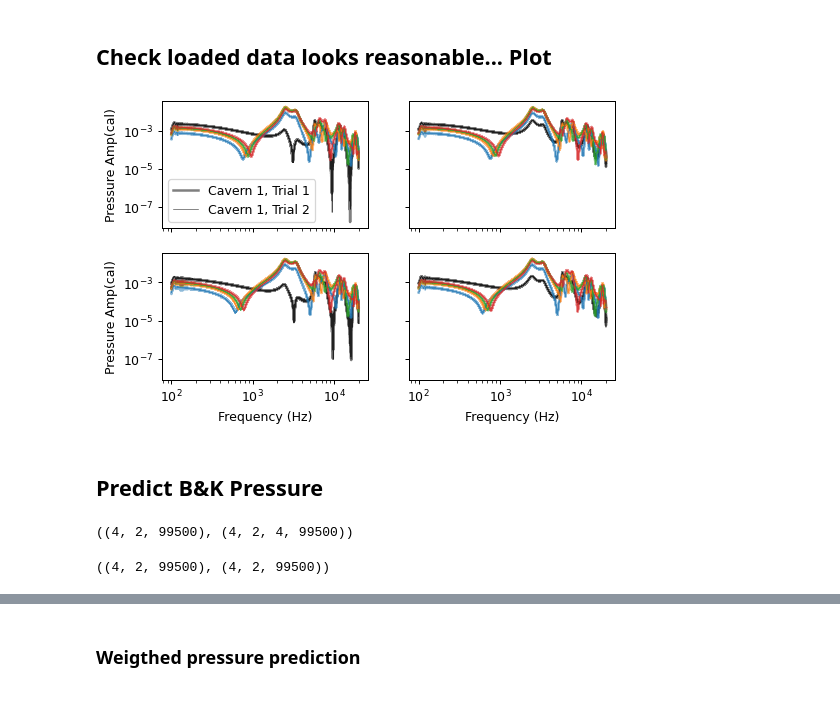
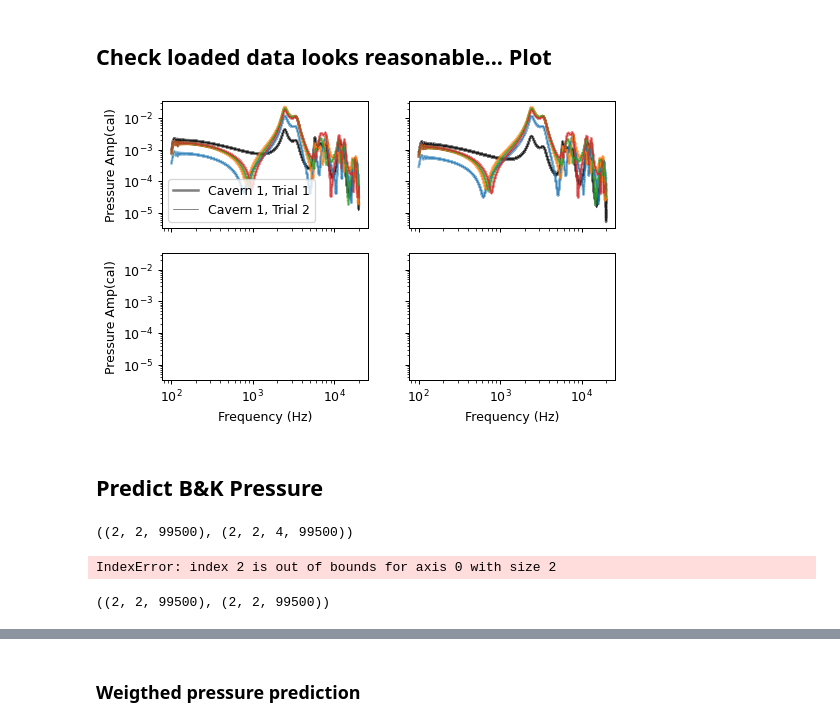
Before and after one commit to Tympan/auren-python, a Jupyter notebook: jupyter_notebooks/2024-07-02_auren_calibration_0.ipynb, the cells around one changed output, grey strips where cells are left out. Drawn from its saved outputs; the diff is of its cells as text; code cells hidden in the pictures.

```diff
--- a/jupyter_notebooks/2024-07-02_auren_calibration_0.ipynb
+++ b/jupyter_notebooks/2024-07-02_auren_calibration_0.ipynb
@@ -53,8 +53,8 @@ figkwargs = dict(figsize=(6.5, 6.5 / 1.618034), dpi=90)
 linekwargs = dict(lw=1, alpha=0.5)
 
 # Set up path to the data
-data_folder = "2024-07-01_AurenV1_calibration-data-collection"
-# data_folder = "2024-07-24_AurenV1_calibration"
+# data_folder = "2024-07-01_AurenV1_calibration-data-collection"
+data_folder = "2024-07-24_AurenV1_calibration/results"
 path = os.path.join("Olympus", "Projects", "1010564-OPEN-HEARING", "Technical Work", "Testing", "Data", data_folder)  # From windows
 if os.environ.get("OLYMPUS_PROJECTS_PATH", False):
     path = path.replace(os.path.join('Olympus', "Projects"), os.environ.get("OLYMPUS_PROJECTS_PATH"))
@@ -537,8 +534,8 @@ for i in range(f_center.size):
     cal_amp_bin[i] = np.mean(amp[I], axis=0)
 
 # Just accept fate... and realize that phase below 1kHz is too noisy to calibrate
-cal_phase_bin[f_center <= 1000] = 0
-cal_amp_bin[f_center <= 1000] = cal_amp_bin[f_center > 1000][0]
+cal_phase_bin[f_center <= 2000] = 0
+cal_amp_bin[f_center <= 2000] = cal_amp_bin[f_center > 2000][0]
 
 # Smooth the results
 sigma = 9
@@ -724,7 +721,11 @@ plt.legend(channels)
 # Pick out the peaks, then (fit a spline to it) or (interpolate)
 amp_cal_max = ndimage.maximum_filter1d(amp_cal, 1024)
 amp_cal_max_inds = amp_cal == amp_cal_max
-amp_cal_max_smooth = 0.000005 *0
+# Make sure first and last points are True
+amp_cal_max_inds[0] = True
+amp_cal_max_inds[-1] = True
+
+amp_cal_max_smooth = 0.000005
 amp_cal_max_spline = interpolate.splrep(
     np.log10(f[0, 0][amp_cal_max_inds]),
     np.log10(np.abs(amp_cal[amp_cal_max_inds])), w=np.log10(f[0, 0][amp_cal_max_inds]),
@@ -1157,7 +1158,7 @@ test_keys = [
     'Simulator_B_B&K_in_closer_probe_port_further_sealed',
     'Simulator_B_B&K_in_further_probe_port_closer_sealed',
 ]
-
+test_keys = [tk for tk in test_keys if tk in test_meta["test_metadata"]]
 # make sure all the data has the same shape
 fn = os.path.join(path, test_meta["test_metadata"][test_keys[0]]["files"][0][0])
 _, _, samplerate = io.load_wav(fn)
@@ -1261,23 +1254,23 @@ p_cal = p * calibration_data["cal"].T
 # %%
 fig, axs = plt.subplots(2, 2, sharex=True, sharey=True, **figkwargs)
 ref_channel = 3
 lines = ['-', '--']
-for i in range(4):
+for i in range(len(test_keys)):
     ii = i // 2
     jj = i % 2
     for j in range(2):
         axs[ii,jj].loglog(f_ref[i, j], np.abs(p_ref[i, j, :]), 'k', label="Cavern {}, Trial {}".format(i+1,j+1), lw=2-j*1.5, alpha=0.5 + 0.25 * j)
         if i == 0: axs[ii,jj].legend()
     for j in range(2):
         axs[ii,jj].set_prop_cycle(None)
         axs[ii,jj].loglog(f[i, j], np.abs(p_cal[i, j, :, :]).T, label="Trial {}".format(j + 1), lw=2-j*1.5, alpha=0.5 + 0.25 * j)
 axs[-1, 0].set_xlabel('Frequency (Hz)')
 axs[-1, 1].set_xlabel('Frequency (Hz)')
 axs[0, 0].set_ylabel('Pressure Amp(cal)')
 axs[-1, 0].set_ylabel('Pressure Amp(cal)')
 plt.show()
 # %% [output]
-[figure, old version]
+[figure, new version]
 # %% [markdown]
 ## Predict B&K Pressure
 # %%
@@ -1292,7 +1285,7 @@ x_probe_simulators = [
 # %%
 f.shape, p_cal.shape
 # %% [output]
-((4, 2, 99500), (4, 2, 4, 99500))
+((2, 2, 99500), (2, 2, 4, 99500))
 # %%
 simA = 0
 simB = 1
@@ -1304,3 +1297,5 @@ pA13_pred_further = simAmic13.p_measured(f[simA + 1, trial] * units.Hz, x_probe_
 simBmic13 = TwoDiameterTube(x_mic[1], x_mic[3], length_probe, diameter_probe, diameter_simulator[simB])
 pB13_pred_closer  = simBmic13.p_measured(f[2 * simB, trial] * units.Hz, x_probe_simulators[simB][0], p_cal[2 * simB, trial, 1], p_cal[2 * simB, trial, 3])
 pB13_pred_further = simBmic13.p_measured(f[2 * simB + 1, trial] * units.Hz, x_probe_simulators[simB][1], p_cal[2 * simB + 1, trial, 1], p_cal[2 * simB + 1, trial, 3])
+# %% [output]
+IndexError: index 2 is out of bounds for axis 0 with size 2
@@ -1307,7 +1314,7 @@ pB13_pred_further = simBmic13.p_measured(f[2 * simB + 1, trial] * units.Hz, x_pr
 # %%
 f_ref.shape, p_ref.shape
 # %% [output]
-((4, 2, 99500), (4, 2, 99500))
+((2, 2, 99500), (2, 2, 99500))
 # %%
 fig, axs = plt.subplots(2, 2, sharex=True, sharey=True, **figkwargs)
 axs[0, 0].loglog(f_ref[0, trial], np.abs(p_ref[simA, trial]), 'k', label="Reference", lw=0.5)
```
Also changed, not shown: parts of 27 cells of this notebook.
